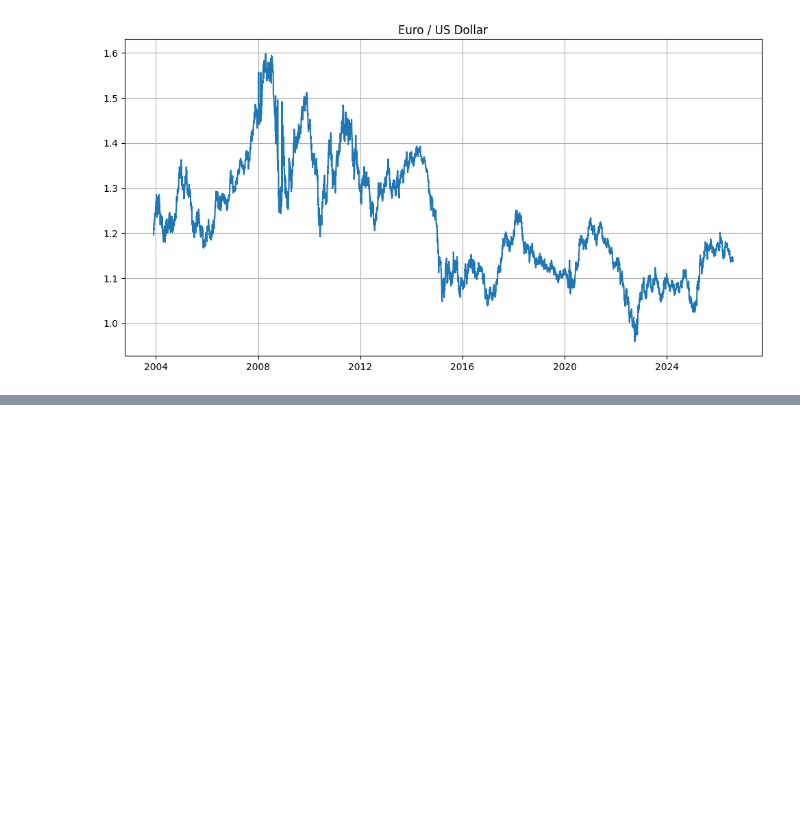
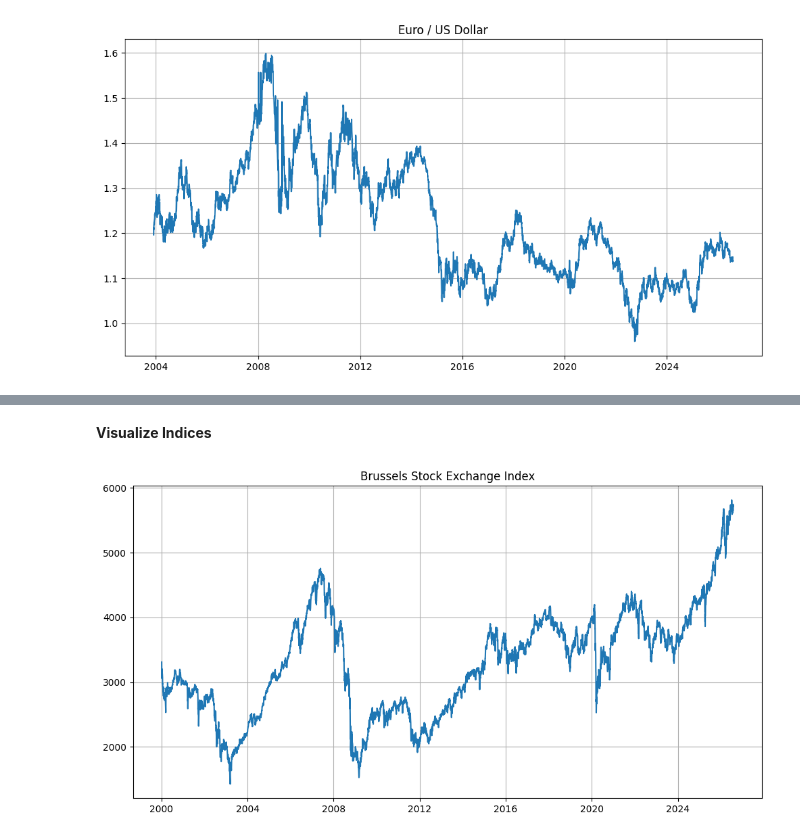
Before and after one commit to loewbenedikt01/Python, a Jupyter notebook: Database_Update/data_control.ipynb, the cells around one changed output, grey strips where cells are left out. Cells and saved outputs as stored; diff of their text form; code cells hidden in the pictures; blank space fills up the shorter version.

```diff
--- a/Database_Update/data_control.ipynb
+++ b/Database_Update/data_control.ipynb
@@ -300,0 +355,21 @@ plt.show()
+# %% [markdown]
+**Visualize Indices**
+# %%
+import matplotlib.pyplot as plt
+
+df = pd.read_parquet(os.path.join(DATABASE_DIR, 'indices.parquet'))
+
+ticker = '^BFX'
+data  = 'Close'         # Yield for Indices, Close for ETFs
+
+name = df["Name"].xs(ticker, level="Ticker").iloc[0]
+
+plt.figure(figsize=(12,6))
+
+plt.plot(df[data].xs(ticker, level="Ticker"))
+plt.title(name)
+plt.grid(True)
+
+plt.show()
+# %% [output]
+[figure, added]
```
Also changed, not shown: parts of 6 cells of this notebook, 9 other files.
